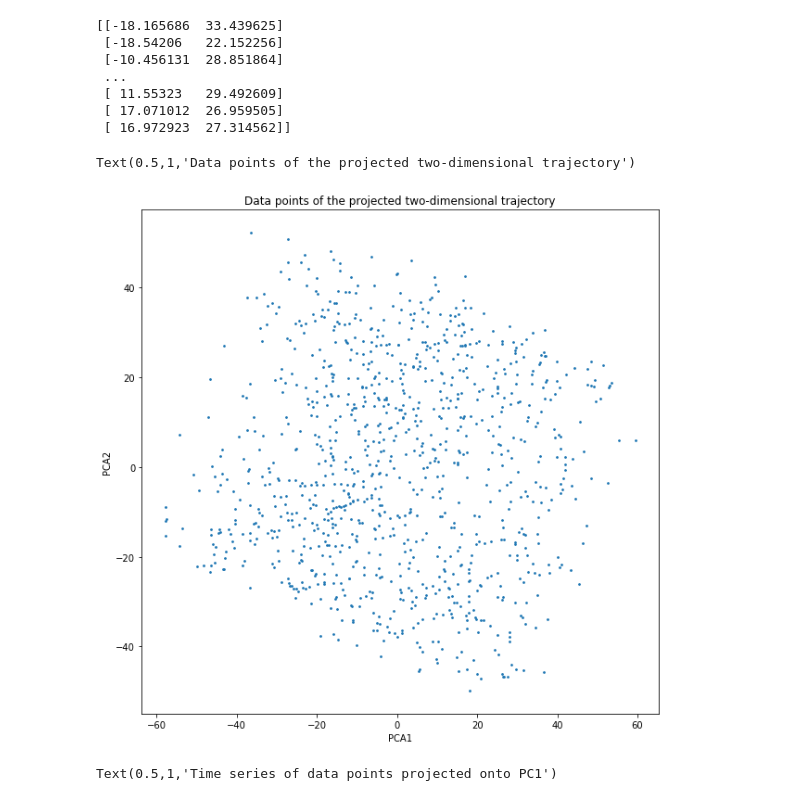
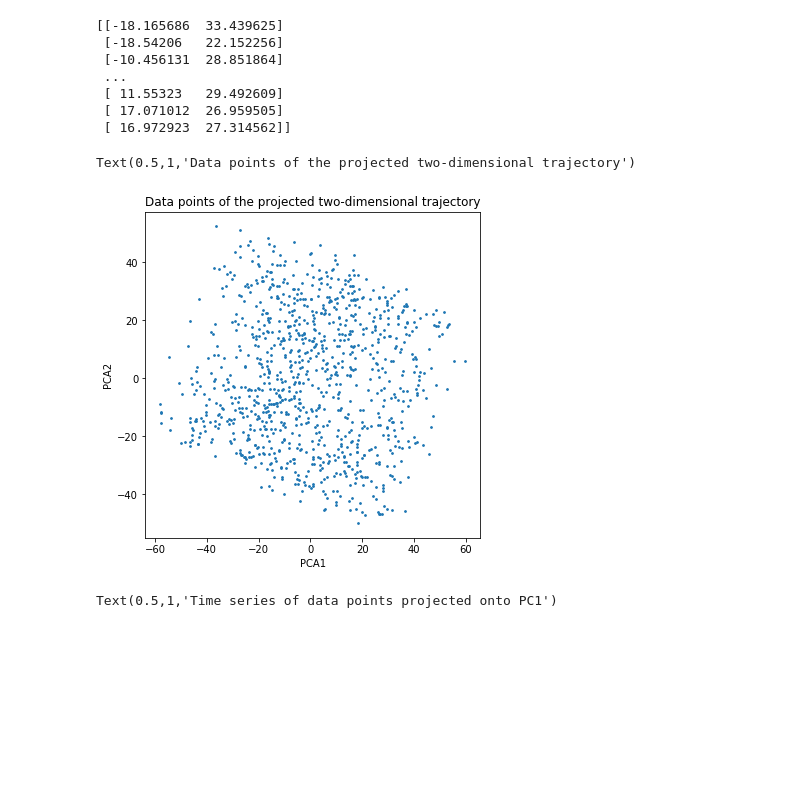
Before and after one commit to evabertalan/comp_physics, a Jupyter notebook: 9/9_Data_Analysis.ipynb, the cells around one changed output. Saved outputs shown, nothing was run; the diff lists cells and outputs as text; code cells hidden in the pictures; blank space fills up the shorter version.

```diff
--- a/9/9_Data_Analysis.ipynb
+++ b/9/9_Data_Analysis.ipynb
@@ -147,14 +147,14 @@ print(X_pca)
  [ 17.071012  26.959505]
  [ 16.972923  27.314562]]
 # %%
-plt.figure(figsize=(10,10))
+plt.figure(figsize=(6,6))
 plt.scatter(*X_pca.T, s=3)
 plt.xlabel('PCA1')
 plt.ylabel('PCA2')
 plt.title('Data points of the projected two-dimensional trajectory')
 # %% [output]
 Text(0.5,1,'Data points of the projected two-dimensional trajectory')
-[figure, old version]
+[figure, new version]
 # %%
 plt.figure(figsize=(10,5))
 plt.plot(X_pca[:,0])
```
Also changed, not shown: parts of 3 cells of this notebook, 1 other file.
